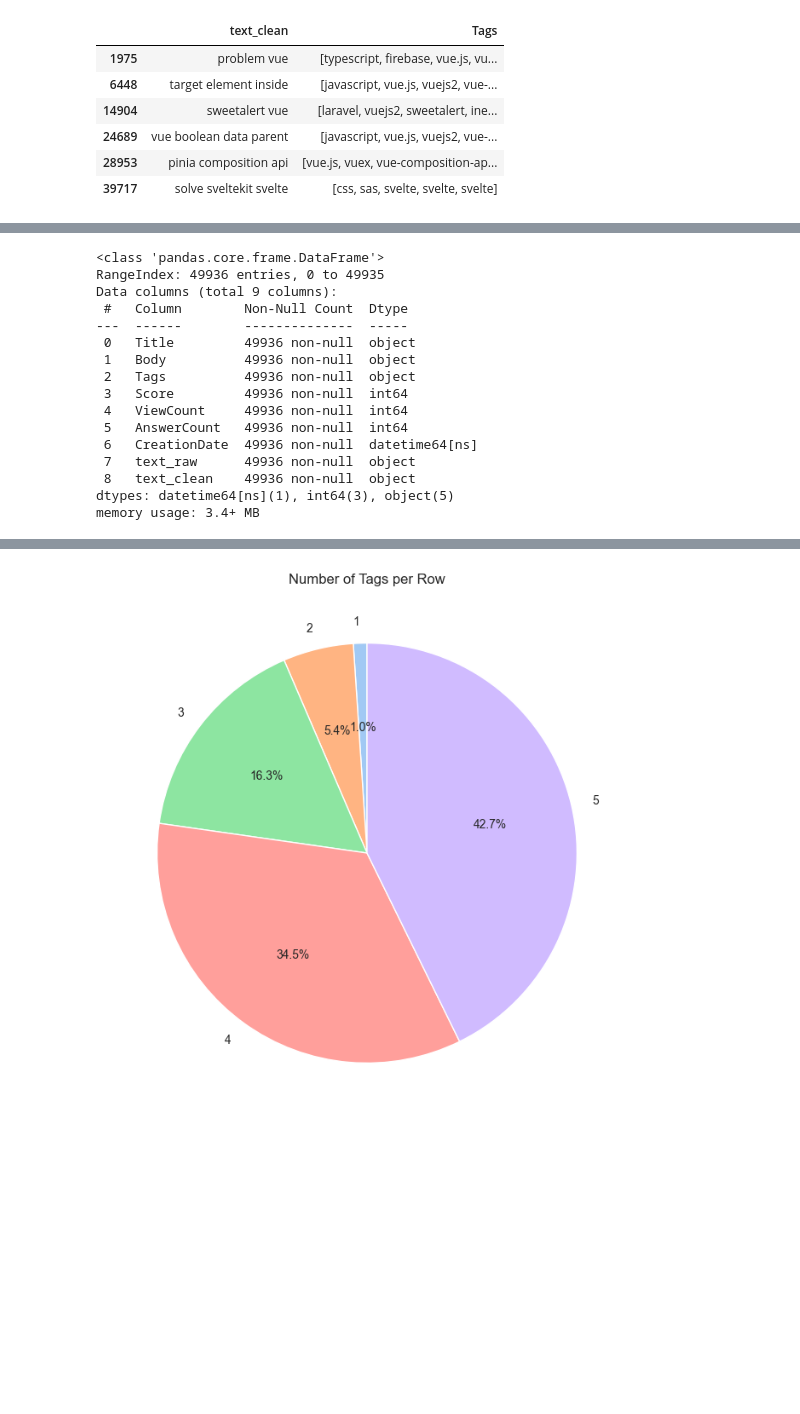
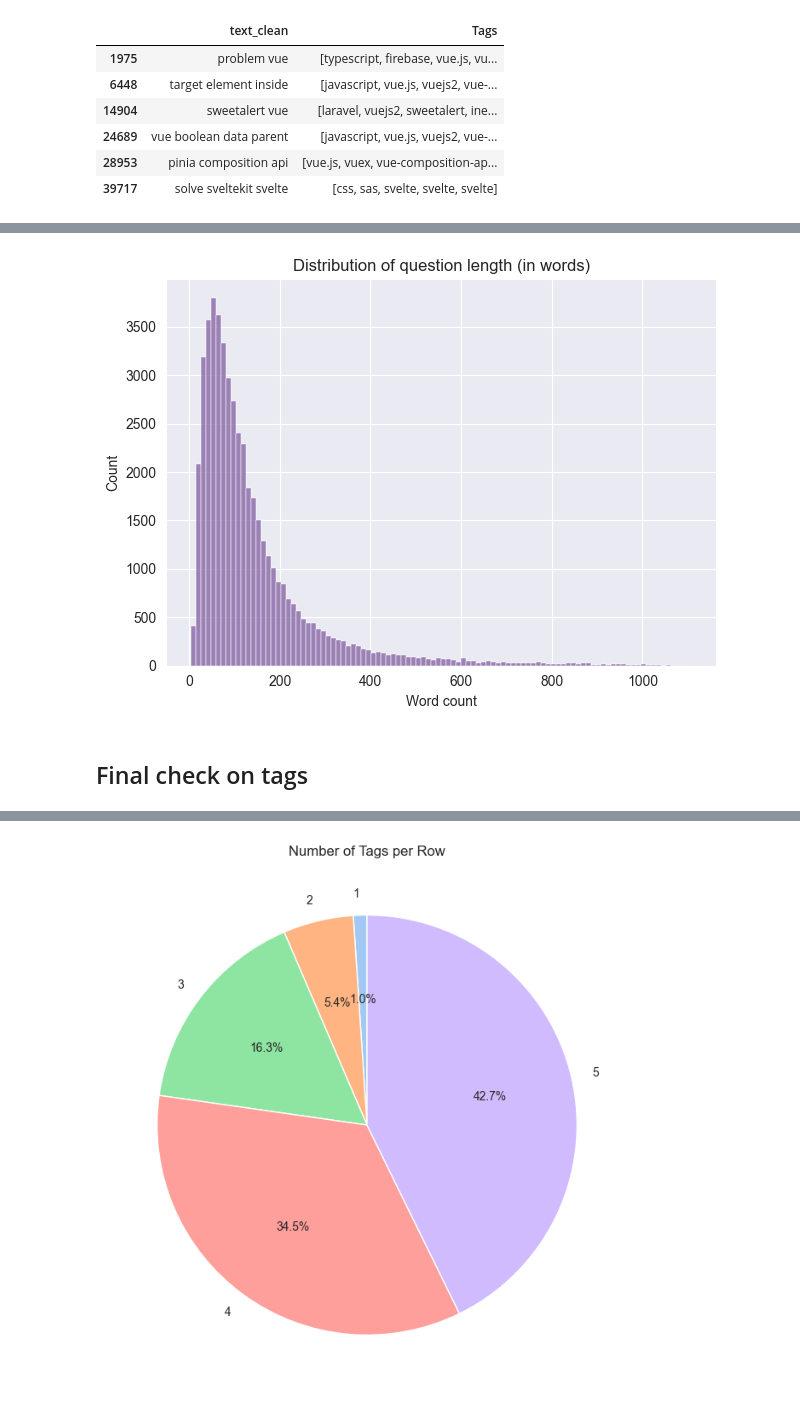
Before and after one commit to alinacharon/Stack_Overflow, a Jupyter notebook: notebooks/Charon_Alina_1_notebook_exploration_062025_1.ipynb, the cells around one changed output, grey strips where cells are left out. Saved outputs shown, nothing was run; the diff lists cells and outputs as text; code cells hidden in the pictures; blank space fills up the shorter version.

```diff
--- a/notebooks/Charon_Alina_1_notebook_exploration_062025_1.ipynb
+++ b/notebooks/Charon_Alina_1_notebook_exploration_062025_1.ipynb
@@ -754,0 +786,9 @@ plt.tight_layout();
+# %%
+# Copy df
+df_final = df_filtered[['text_clean', 'Tags' ]].copy()
+
+# Cleaning rare words
+df_final['text_clean'] = df_final['text_clean'].apply(
+    lambda text: ' '.join([word for word in text.split() if word in valid_words_set])
+)
+df_final.info()
@@ -754,0 +818,5 @@ plt.tight_layout();
+# %%
+# Calculating nb of words in the final df
+words_count_final = df_final['text_clean'].str.split().apply(len)
+
+words_count_final.describe()
@@ -768,3 +846,12 @@ Number of lines where less than 5 words: 6
 | 24689 | vue boolean data parent | [javascript, vue.js, vuejs2, vue-... |
 | 28953 | pinia composition api | [vue.js, vuex, vue-composition-ap... |
 | 39717 | solve sveltekit svelte | [css, sas, svelte, svelte, svelte] |
+# %%
+q_high = round(words_count_final.quantile(0.99))
+q_high
+
+long_questions_count = (words_count_final > q_high).sum()
+print(f'Number of lines where more than {q_high} words: {long_questions_count}')
+
+long_questions_count = df_final[words_count_final > q_high]
+long_questions_count[['text_clean', 'Tags']].head(10)
@@ -771,3 +871,4 @@ Number of lines where less than 5 words: 6
 # %%
 # Delete those rows
-df_filtered = df_filtered[words_count > min_words].reset_index(drop=True)
+df_final = df_final[(words_count > min_words) & (words_count < q_high)].reset_index(drop=True)
+df_final.info()
@@ -774,19 +884,0 @@ df_filtered = df_filtered[words_count > min_words].reset_index(drop=True)
-# %%
-df_filtered.info()
-# %% [output]
-<class 'pandas.core.frame.DataFrame'>
-RangeIndex: 49936 entries, 0 to 49935
-Data columns (total 9 columns):
- #   Column        Non-Null Count  Dtype
----  ------        --------------  -----
- 0   Title         49936 non-null  object
- 1   Body          49936 non-null  object
- 2   Tags          49936 non-null  object
- 3   Score         49936 non-null  int64
- 4   ViewCount     49936 non-null  int64
- 5   AnswerCount   49936 non-null  int64
- 6   CreationDate  49936 non-null  datetime64[ns]
- 7   text_raw      49936 non-null  object
- 8   text_clean    49936 non-null  object
-dtypes: datetime64[ns](1), int64(3), object(5)
-memory usage: 3.4+ MB
@@ -795 +885,11 @@ df_final = df_filtered[['text_clean', 'Tags' ]].copy()
+# %%
+words_count_final = df_final['text_clean'].str.split().apply(len)
+sns.histplot(words_count_final,color=default_color, bins=100)
+plt.title('Distribution of question length (in words)')
+plt.xlabel('Word count')
+plt.tight_layout();
+# %% [output]
+[figure, added]
+# %% [markdown]
+## Final check on tags
 # %%
```
Also changed, not shown: parts of 25 cells of this notebook.
